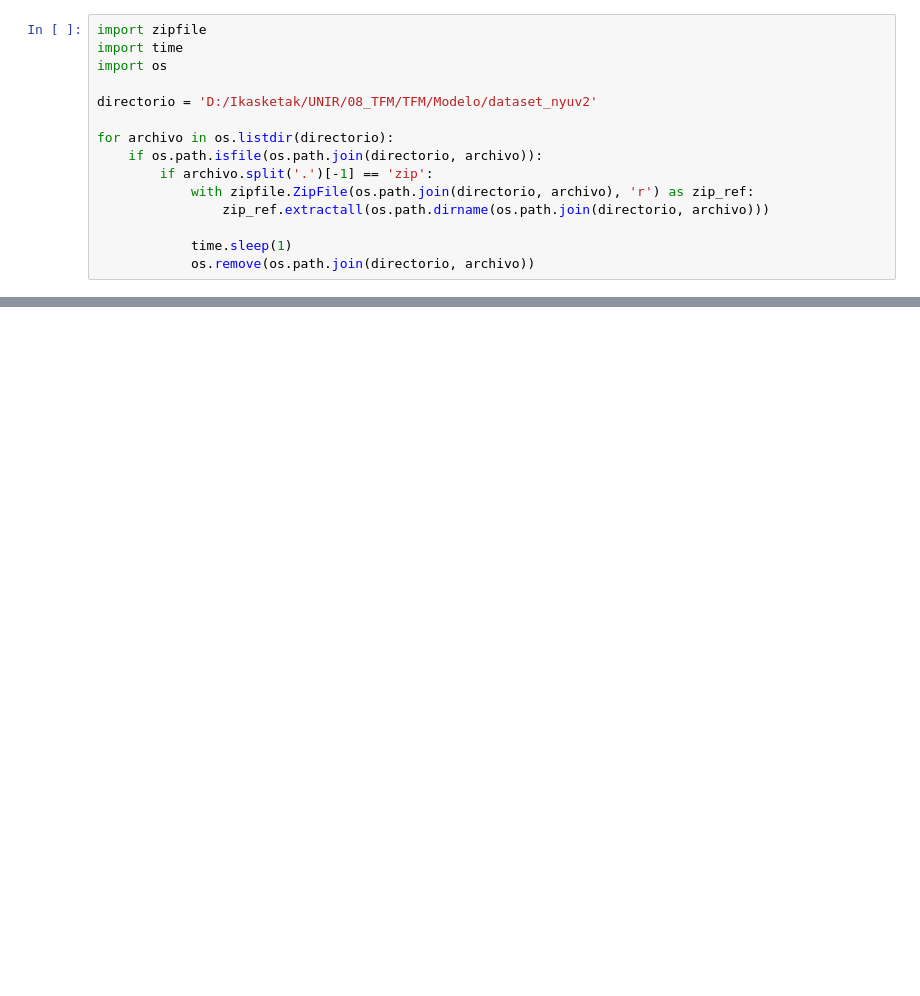
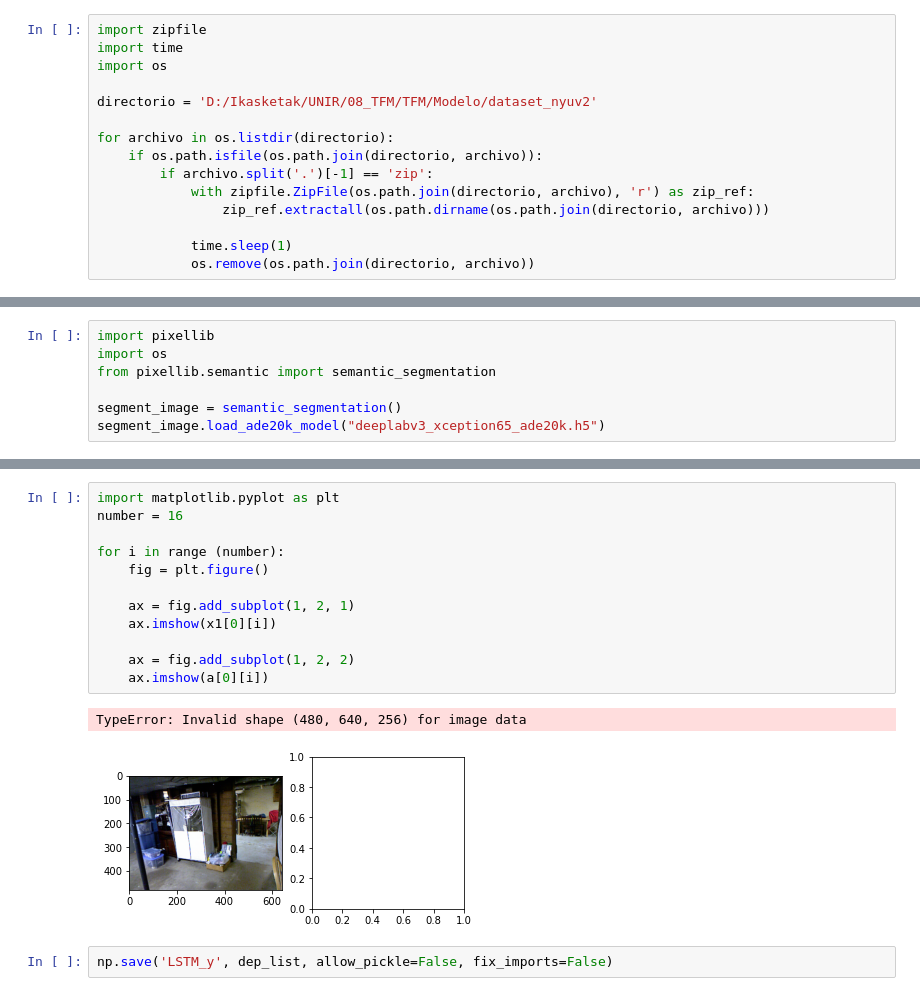
Before and after one commit to mikelalda/TFM, a Jupyter notebook: Modelo/dataset/Prepare_LSTM_dataset.ipynb, the cells around one changed output, grey strips where cells are left out. Saved outputs shown, nothing was run; the diff lists cells and outputs as text; blank space fills up the shorter version.

```diff
--- a/Modelo/dataset/Prepare_LSTM_dataset.ipynb
+++ b/Modelo/dataset/Prepare_LSTM_dataset.ipynb
@@ -63,0 +160,7 @@ dep_list = np.asarray(rgb_list)
+# %%
+import pixellib
+import os
+from pixellib.semantic import semantic_segmentation
+
+segment_image = semantic_segmentation()
+segment_image.load_ade20k_model("deeplabv3_xception65_ade20k.h5")
@@ -63,0 +275,17 @@ dep_list = np.asarray(rgb_list)
+# %%
+import matplotlib.pyplot as plt
+number = 16
+
+for i in range (number):
+    fig = plt.figure()
+
+    ax = fig.add_subplot(1, 2, 1)
+    ax.imshow(x1[0][i])
+
+    ax = fig.add_subplot(1, 2, 2)
+    ax.imshow(a[0][i])
+# %% [output]
+TypeError: Invalid shape (480, 640, 256) for image data
+[figure, added]
+# %%
+np.save('LSTM_y', dep_list, allow_pickle=False, fix_imports=False)
```
Also changed, not shown: parts of 10 cells of this notebook, 9 other files.
